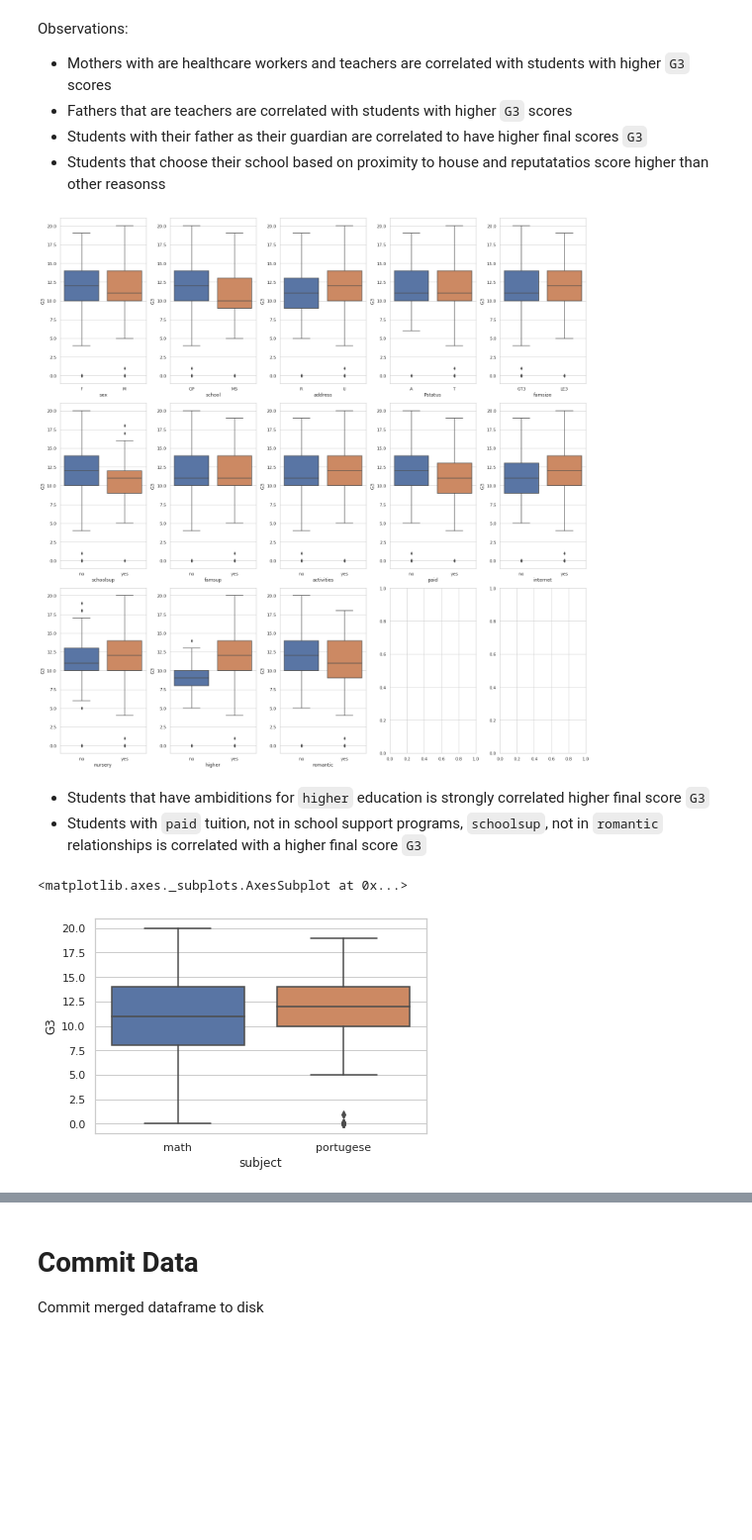
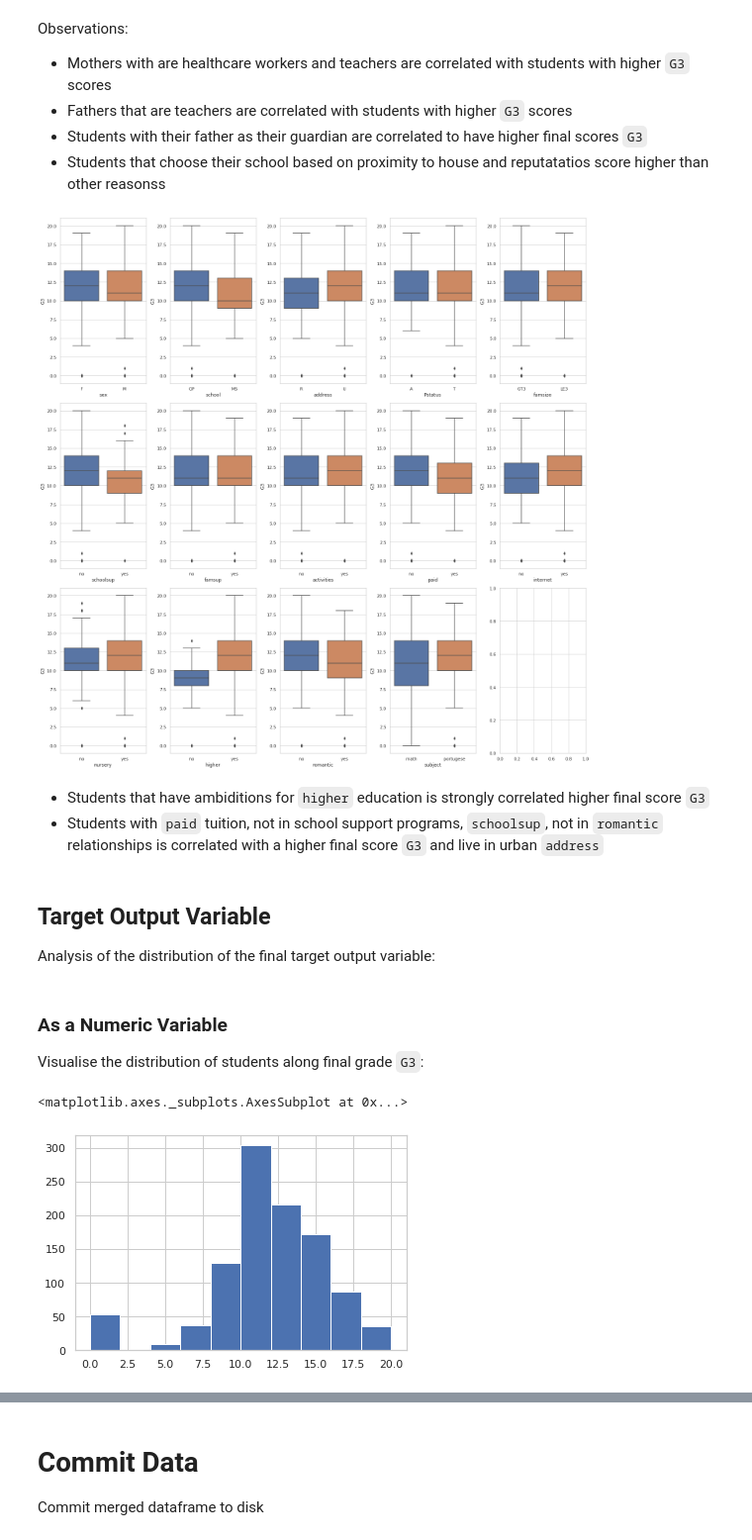
Before and after one commit to mrzzy/np-pa-assign, a Jupyter notebook: eda.ipynb, the cells around one changed output, grey strips where cells are left out. Shown at 99% size. Cells and saved outputs as stored; diff of their text form; code cells hidden in the pictures; blank space fills up the shorter version.

```diff
--- a/eda.ipynb
+++ b/eda.ipynb
@@ -211,16 +219,22 @@ Observations:
 - Students that choose their school based on proximity to house and reputatatios score higher than other reasonss
 # %%
 f, axs = plt.subplots(3, 5, figsize=(20, 20))
-for feature, ax in zip(bin_features, axs.ravel()):
+for feature, ax in zip(dataprep.bin_features, axs.ravel()):
     sns.boxplot(x=feature, y="G3", data=df, ax=ax)
 plt.tight_layout()
 # %% [output]
-[figure, old version]
+[figure, new version]
 # %% [markdown]
 - Students that have ambiditions for `higher`  education is strongly correlated higher final score `G3`
-- Students with `paid` tuition, not in school support programs, `schoolsup`, not in `romantic` relationships is correlated with a higher final score `G3`
+- Students with `paid` tuition, not in school support programs, `schoolsup`, not in `romantic` relationships is correlated with a higher final score `G3` and live in urban `address`
-# %%
-sns.boxplot(x="subject", y="G3", data=df)
-# %% [output]
-<matplotlib.axes._subplots.AxesSubplot at 0x...>
-[figure, removed]
+# %% [markdown]
+## Target Output Variable
+Analysis of the distribution of the final target output variable:
+# %% [markdown]
+### As a Numeric Variable
+Visualise the distribution of students along final grade `G3`:
+# %%
+df[dataset.target_var].hist()
+# %% [output]
+<matplotlib.axes._subplots.AxesSubplot at 0x...>
+[figure, added]
```
Also changed, not shown: parts of 18 cells of this notebook, 3 other files.
